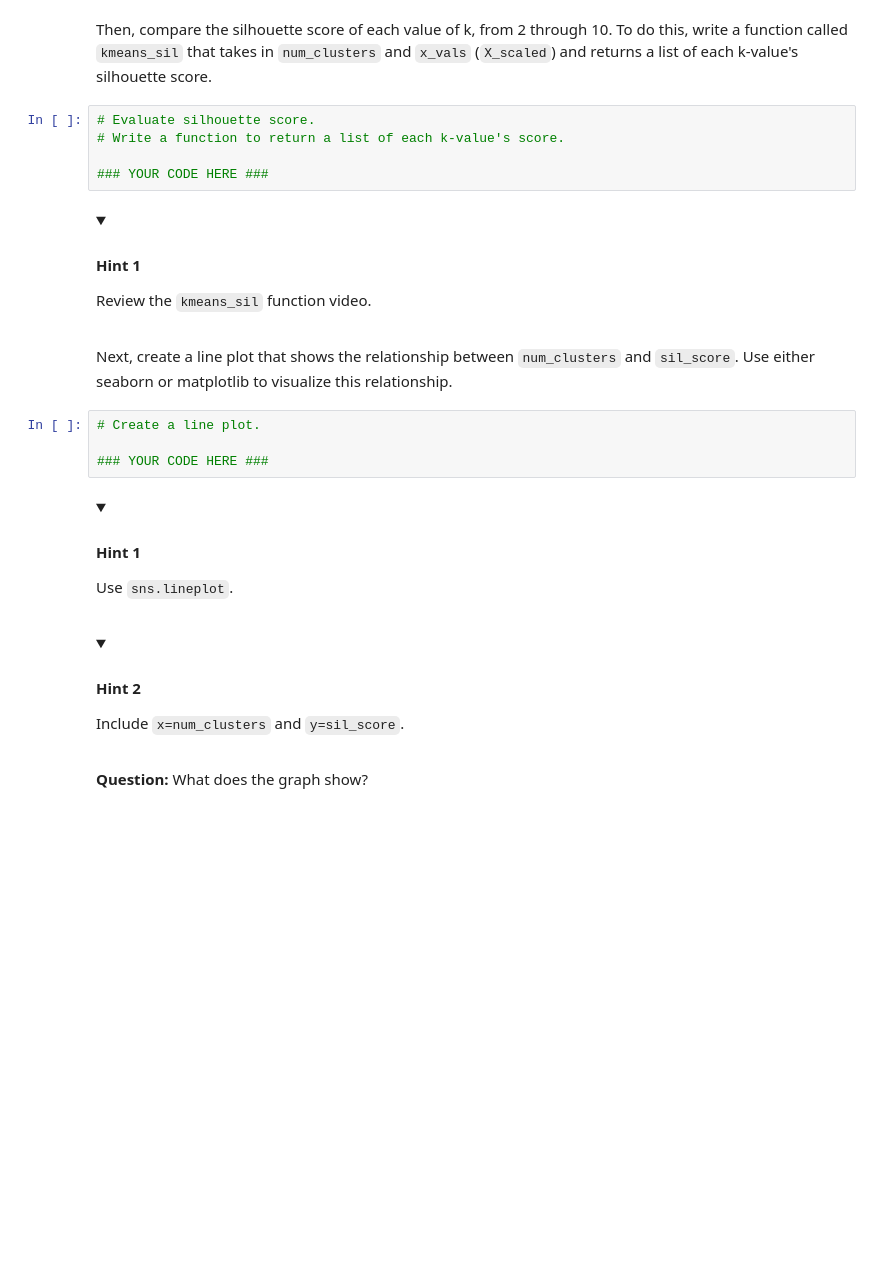
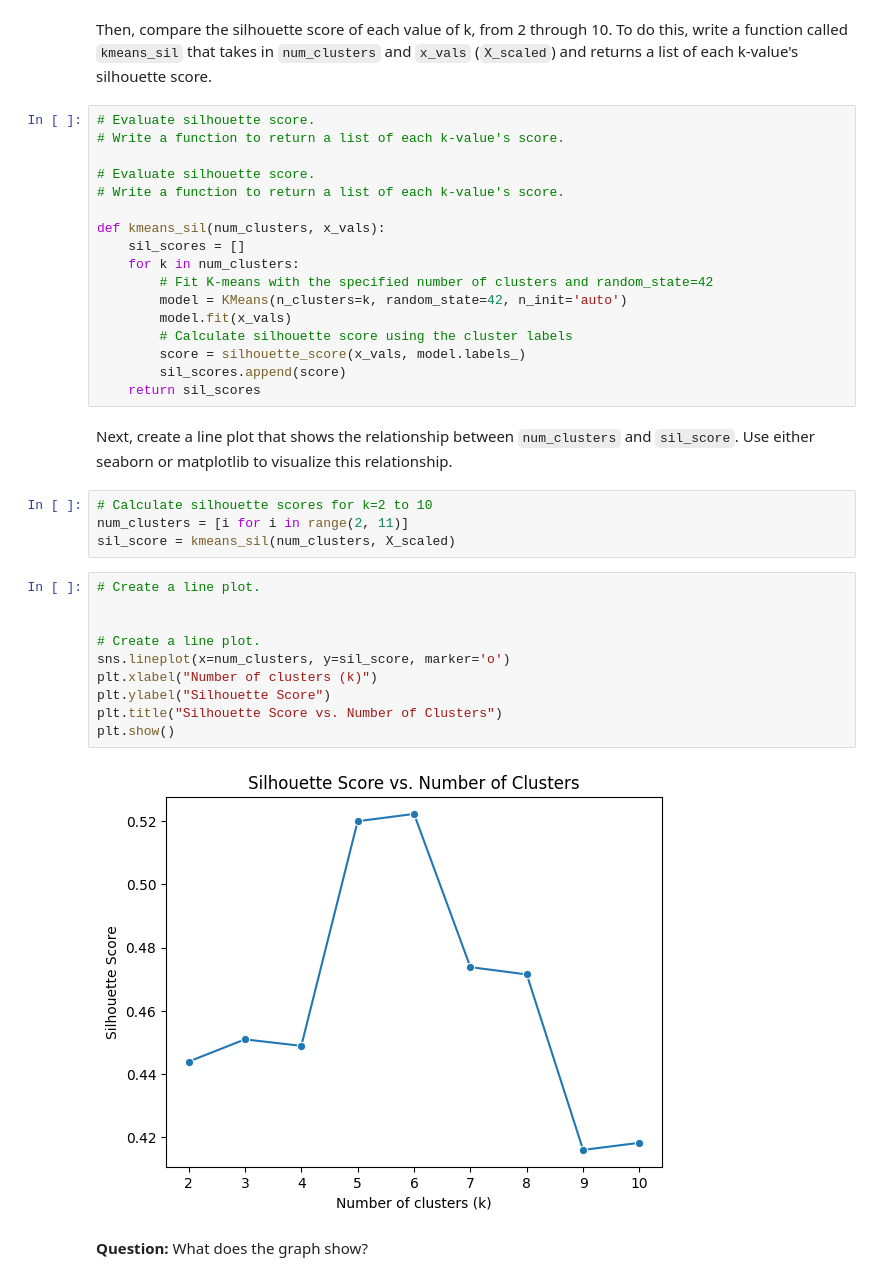
Before and after one commit to dyyland23-glitch/k-means, a Jupyter notebook: Activity_Build a K-means model.ipynb, the cells around one changed output. Drawn from its saved outputs; the diff is of its cells as text; folded sections open; blank space fills up the shorter version.

```diff
--- a/Activity_Build a K-means model.ipynb
+++ b/Activity_Build a K-means model.ipynb
@@ -315,31 +288,37 @@ Then, compare the silhouette score of each value of k, from 2 through 10. To do
 # Evaluate silhouette score.
 # Write a function to return a list of each k-value's score.
 
-### YOUR CODE HERE ###
+# Evaluate silhouette score.
+# Write a function to return a list of each k-value's score.
+
+def kmeans_sil(num_clusters, x_vals):
+    sil_scores = []
+    for k in num_clusters:
+        # Fit K-means with the specified number of clusters and random_state=42
+        model = KMeans(n_clusters=k, random_state=42, n_init='auto')
+        model.fit(x_vals)
+        # Calculate silhouette score using the cluster labels
+        score = silhouette_score(x_vals, model.labels_)
+        sil_scores.append(score)
+    return sil_scores
-# %% [markdown]
-<details>
-  <summary><h4><strong>Hint 1</strong></h4></summary>
-
-Review the `kmeans_sil` function video.
-</details>
 # %% [markdown]
 Next, create a line plot that shows the relationship between `num_clusters` and `sil_score`.
 Use either seaborn or matplotlib to visualize this relationship.
+# %%
+# Calculate silhouette scores for k=2 to 10
+num_clusters = [i for i in range(2, 11)]
+sil_score = kmeans_sil(num_clusters, X_scaled)
 # %%
 # Create a line plot.
 
-### YOUR CODE HERE ###
+
+# Create a line plot.
+sns.lineplot(x=num_clusters, y=sil_score, marker='o')
+plt.xlabel("Number of clusters (k)")
+plt.ylabel("Silhouette Score")
+plt.title("Silhouette Score vs. Number of Clusters")
+plt.show()
+# %% [output]
+[figure, added]
-# %% [markdown]
-<details>
-  <summary><h4><strong>Hint 1</strong></h4></summary>
-
-Use `sns.lineplot`.
-</details>
-# %% [markdown]
-<details>
-  <summary><h4><strong>Hint 2</strong></h4></summary>
-
-Include `x=num_clusters` and `y=sil_score`.
-</details>
 # %% [markdown]
 **Question:** What does the graph show?
```
Also changed, not shown: parts of 57 cells of this notebook.
